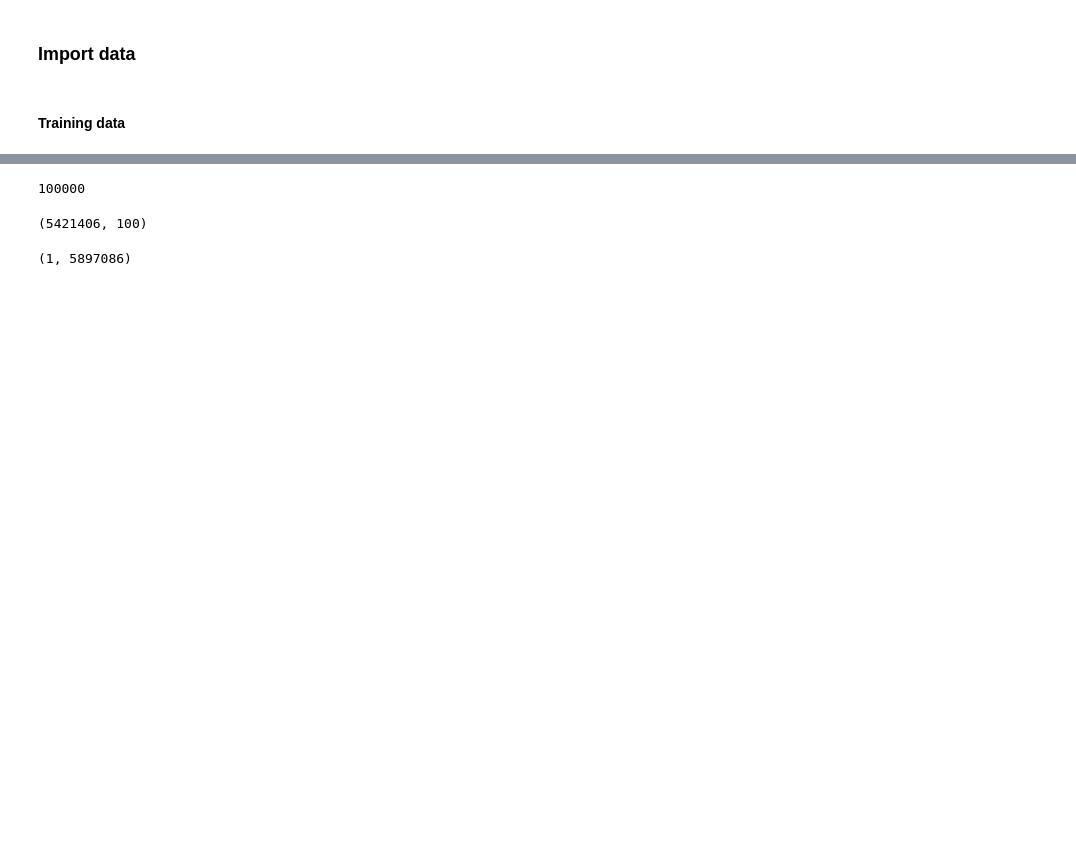
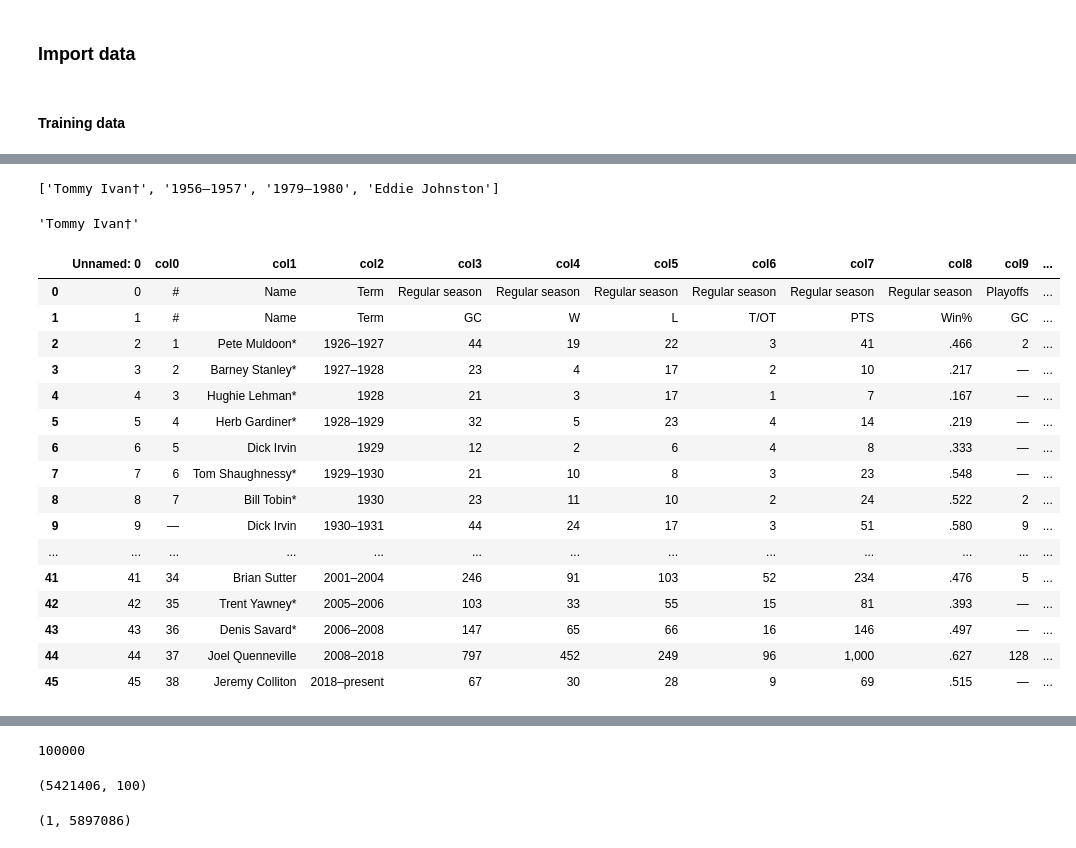
Before and after one commit to Martin36/FEVER2021_SharedTask, a Jupyter notebook: FEVEROUS.ipynb, the cells around one changed output, grey strips where cells are left out. Cells and saved outputs as stored; diff of their text form; code cells hidden in the pictures; blank space fills up the shorter version.

```diff
--- a/FEVEROUS.ipynb
+++ b/FEVEROUS.ipynb
@@ -52,0 +121,47 @@ train_sample
+# %%
+import ast
+import pandas as pd
+tapas_table = pd.read_csv("data/tapas/tables/table_4239.csv").astype(str)
+
+tapas_data = pd.read_csv("data/tapas/train_data/tapas_data.csv", converters={
+    "answer_coordinates": ast.literal_eval,
+    "answer_text": ast.literal_eval
+})
+idx = 1524
+item = tapas_data.iloc[idx]
+answer_texts = tapas_data["answer_text"][idx]
+for i, coords in enumerate(item.answer_coordinates):
+    answer_table = tapas_table.iloc[coords[0], coords[1]+1]
+    answer_text = answer_texts[i]
+    if answer_table != answer_text:
+        print("answer table: {}".format(answer_table))
+        print("answer text: {}".format(answer_text))
+    assert answer_table == answer_text
+# %%
+tapas_data["answer_text"][1524]
+# %% [output]
+['Tommy Ivan†', '1956–1957', '1979–1980', 'Eddie Johnston']
+# %%
+tapas_table.iloc[23, 2]
+# %% [output]
+'Tommy Ivan†'
+# %%
+tapas_table
+# %% [output]
+|  | Unnamed: 0 | col0 | col1 | col2 | col3 | col4 | col5 | col6 | col7 | col8 | col9 | ... |
+| 0 | 0 | # | Name | Term | Regular season | Regular season | Regular season | Regular season | Regular season | Regular season | Playoffs | ... |
+| 1 | 1 | # | Name | Term | GC | W | L | T/OT | PTS | Win% | GC | ... |
+| 2 | 2 | 1 | Pete Muldoon* | 1926–1927 | 44 | 19 | 22 | 3 | 41 | .466 | 2 | ... |
+| 3 | 3 | 2 | Barney Stanley* | 1927–1928 | 23 | 4 | 17 | 2 | 10 | .217 | — | ... |
+| 4 | 4 | 3 | Hughie Lehman* | 1928 | 21 | 3 | 17 | 1 | 7 | .167 | — | ... |
+| 5 | 5 | 4 | Herb Gardiner* | 1928–1929 | 32 | 5 | 23 | 4 | 14 | .219 | — | ... |
+| 6 | 6 | 5 | Dick Irvin | 1929 | 12 | 2 | 6 | 4 | 8 | .333 | — | ... |
+| 7 | 7 | 6 | Tom Shaughnessy* | 1929–1930 | 21 | 10 | 8 | 3 | 23 | .548 | — | ... |
+| 8 | 8 | 7 | Bill Tobin* | 1930 | 23 | 11 | 10 | 2 | 24 | .522 | 2 | ... |
+| 9 | 9 | — | Dick Irvin | 1930–1931 | 44 | 24 | 17 | 3 | 51 | .580 | 9 | ... |
+| ... | ... | ... | ... | ... | ... | ... | ... | ... | ... | ... | ... | ... |
+| 41 | 41 | 34 | Brian Sutter | 2001–2004 | 246 | 91 | 103 | 52 | 234 | .476 | 5 | ... |
+| 42 | 42 | 35 | Trent Yawney* | 2005–2006 | 103 | 33 | 55 | 15 | 81 | .393 | — | ... |
+| 43 | 43 | 36 | Denis Savard* | 2006–2008 | 147 | 65 | 66 | 16 | 146 | .497 | — | ... |
+| 44 | 44 | 37 | Joel Quenneville | 2008–2018 | 797 | 452 | 249 | 96 | 1,000 | .627 | 128 | ... |
+| 45 | 45 | 38 | Jeremy Colliton | 2018–present | 67 | 30 | 28 | 9 | 69 | .515 | — | ... |
```
Also changed, not shown: parts of 7 cells of this notebook, 6 other files.
